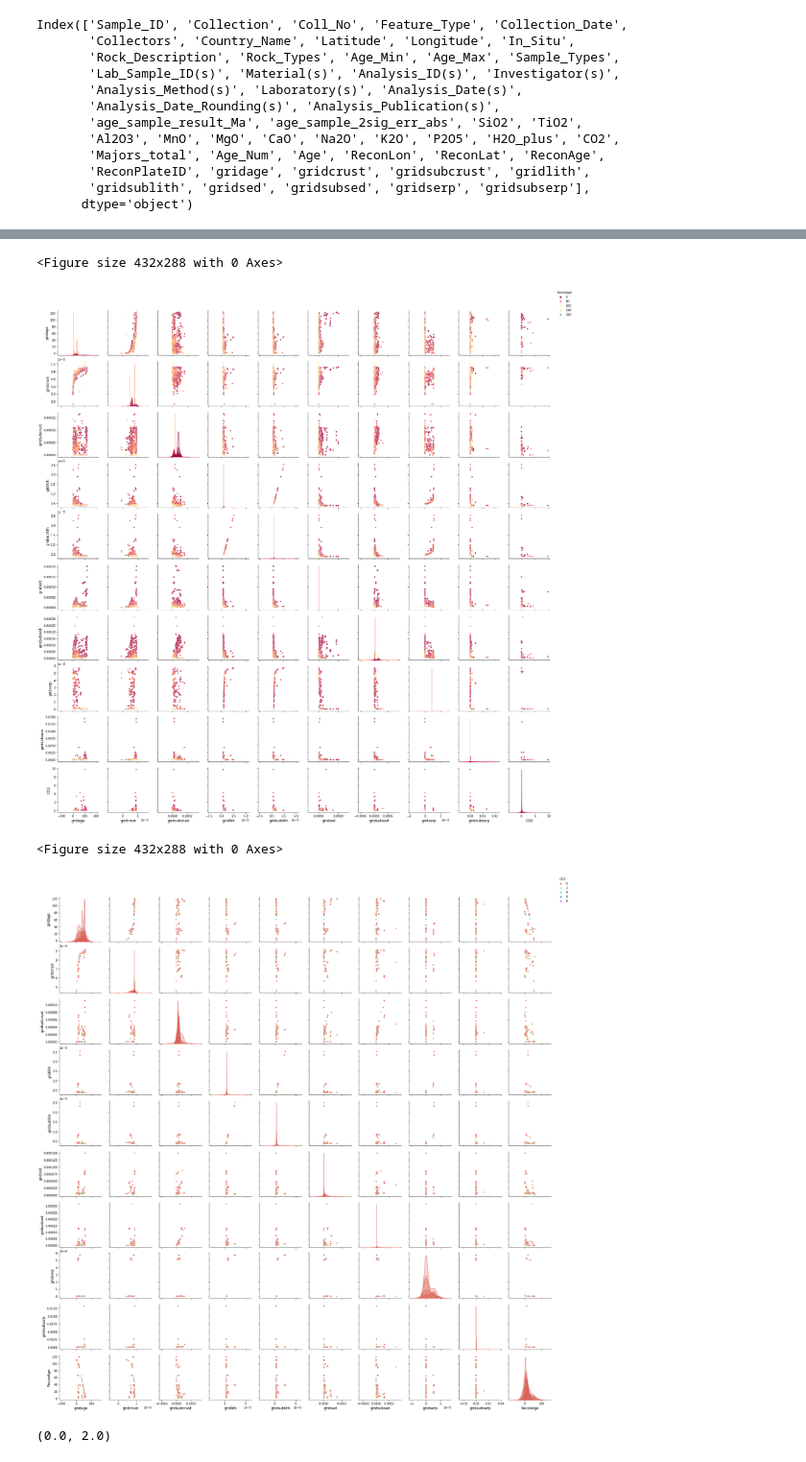
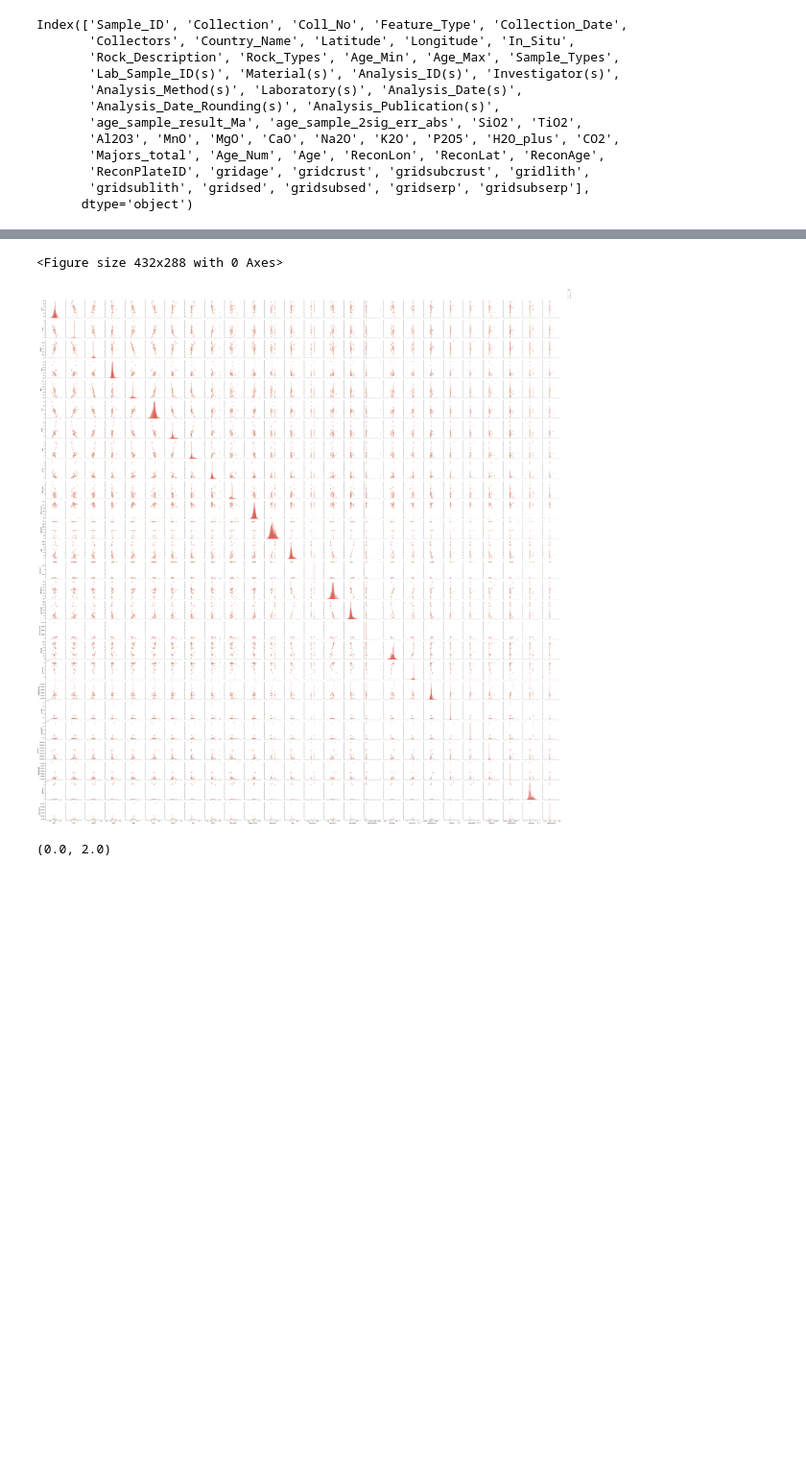
Before and after one commit to Sydney-Informatics-Hub/carbon-volcanics, a Jupyter notebook: VolcanoExplorer.ipynb, the cells around one changed output, grey strips where cells are left out. Shown at 96% size. Saved outputs shown, nothing was run; the diff lists cells and outputs as text; code cells hidden in the pictures; blank space fills up the shorter version.

```diff
--- a/VolcanoExplorer.ipynb
+++ b/VolcanoExplorer.ipynb
@@ -44,16 +49,0 @@ ts=Timescale()
-# %%
-#Few ways to do this. Maybe an average of all geological max/mins?
-#Max geological age might be beginning of eruptions? So set that for now
-#and use if their is no analytical age associated with the sample.
-df['Age_Num']=df.apply(lambda row: ts.text2age(row['Age_Max'])[0], axis=1)
-
-#Function to clean up a numerical age
-def ager(x):
-    #First, if it has an analytical age, use that
-    if ~pd.isnull(x['age_sample_result_Ma']): return x['age_sample_result_Ma']
-    #Otherwise use the numerical age set before from the geological age
-    elif ~pd.isnull(x['Age_Num']): return x['Age_Num']
-    #Otherwise set to nan
-    else: return np.nan
-
-df['Age']= df.apply(ager, axis=1)
@@ -213,5 +49,0 @@ def sample_grid(lon, lat, grid, extent):
-# %%
-#Drop any points that don't have enough data we need
-df = df[df['Latitude'].notna()]
-df = df[df['Longitude'].notna()]
-df = df[df['Age'].notna()]
@@ -266,6 +49,0 @@ rockgrid=np.array([np.array(xi) for xi in rockgrid])
-# %%
-#Put the results back in the dataframe
-df['ReconLon'] = rockgrid[:,0]
-df['ReconLat'] = rockgrid[:,1]
-df['ReconAge'] = rockgrid[:,2]
-df['ReconPlateID'] = rockgrid[:,3]
@@ -494,5 +119,5 @@ df1.replace(["bd"],[0.0],inplace=True)
 # %%
-dfsub=df1[sigvars]
+dfsub=df[sigvars]
 # %%
 np.shape(dfsub)
 # %% [output]
@@ -515,34 +125,35 @@ dfsub.columns[91:100].tolist()+ ['ReconAge'] + ['CO2']
 # %%
+#sns.pairplot(dfsub,hue="ReconAge")
+#dfsub.columns[91:100].tolist()+ ['ReconAge'] + ['CO2']
+
 # Plot all the columns, break it up because there are too many
 # plt.figure()
 # cols_to_plot = dfsub.columns[0:10].tolist() + ['ReconAge']
 # sns.pairplot(dfsub[cols_to_plot], hue ="ReconAge",palette="hls")
 # plt.show()
 
 # plt.figure()
 # cols_to_plot = dfsub.columns[10:20].tolist() + ['ReconAge']
 # sns.pairplot(dfsub[cols_to_plot], hue ="ReconAge",palette="hls")
 # plt.show()
 
 # plt.figure()
 # cols_to_plot = dfsub.columns[20:30].tolist() + ['ReconAge']
 # sns.pairplot(dfsub[cols_to_plot], hue ="ReconAge",palette="hls")
 # plt.show()
 
-plt.figure()
-cols_to_plot = dfsub.columns[91:100].tolist() + ['ReconAge'] + ['CO2']
-sns.pairplot(dfsub[cols_to_plot], hue ="ReconAge",palette="Spectral")
-plt.show()
+# plt.figure()
+# cols_to_plot = dfsub.columns.tolist()
+# sns.pairplot(dfsub[cols_to_plot], hue ="ReconAge",palette="Spectral")
+# plt.show()
 
 plt.figure()
-cols_to_plot = dfsub.columns[91:100].tolist() + ['ReconAge'] + ['CO2']
+cols_to_plot = dfsub.columns.tolist()
 sns.pairplot(dfsub[cols_to_plot], hue ="CO2",palette="hls")
 plt.show()
 # %% [output]
 <Figure size 432x288 with 0 Axes>
-[figure, old version]
+[figure, new version]
-<Figure size 432x288 with 0 Axes>
-[figure, removed]
 # %%
 g.axes[0,1].set_xlim((0,2))
 # %% [output]
```
Also changed, not shown: parts of 41 cells of this notebook, 2 other files.
